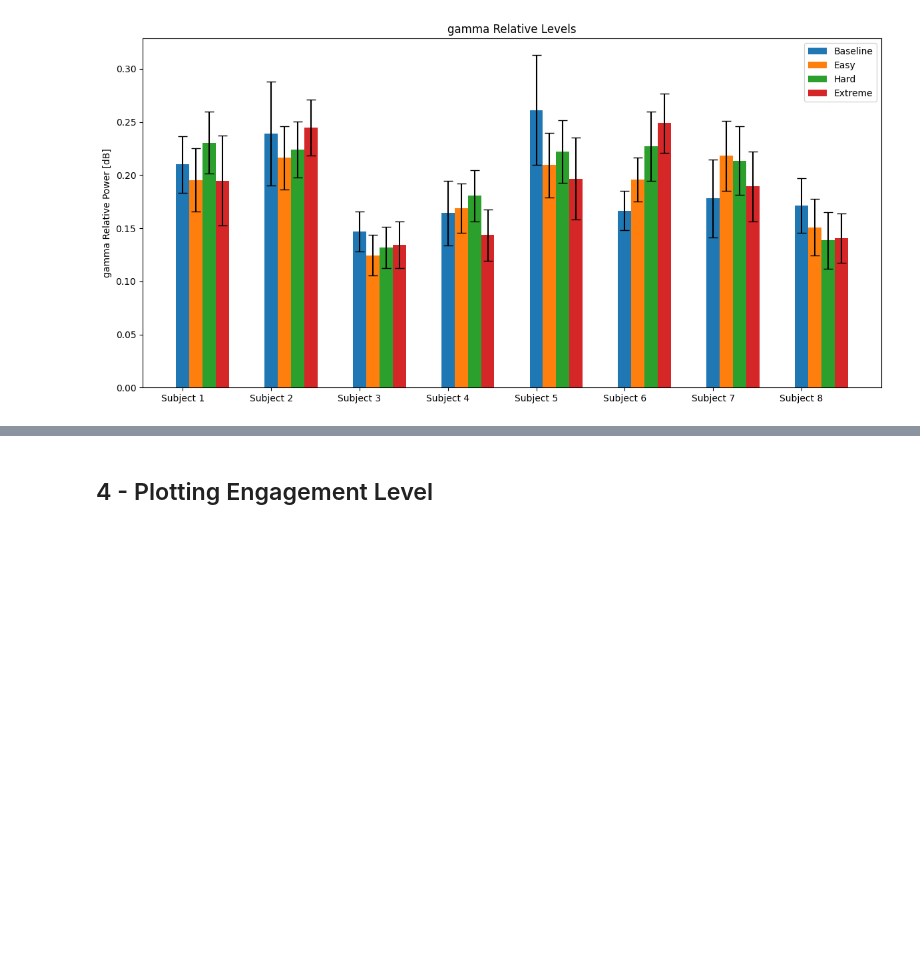
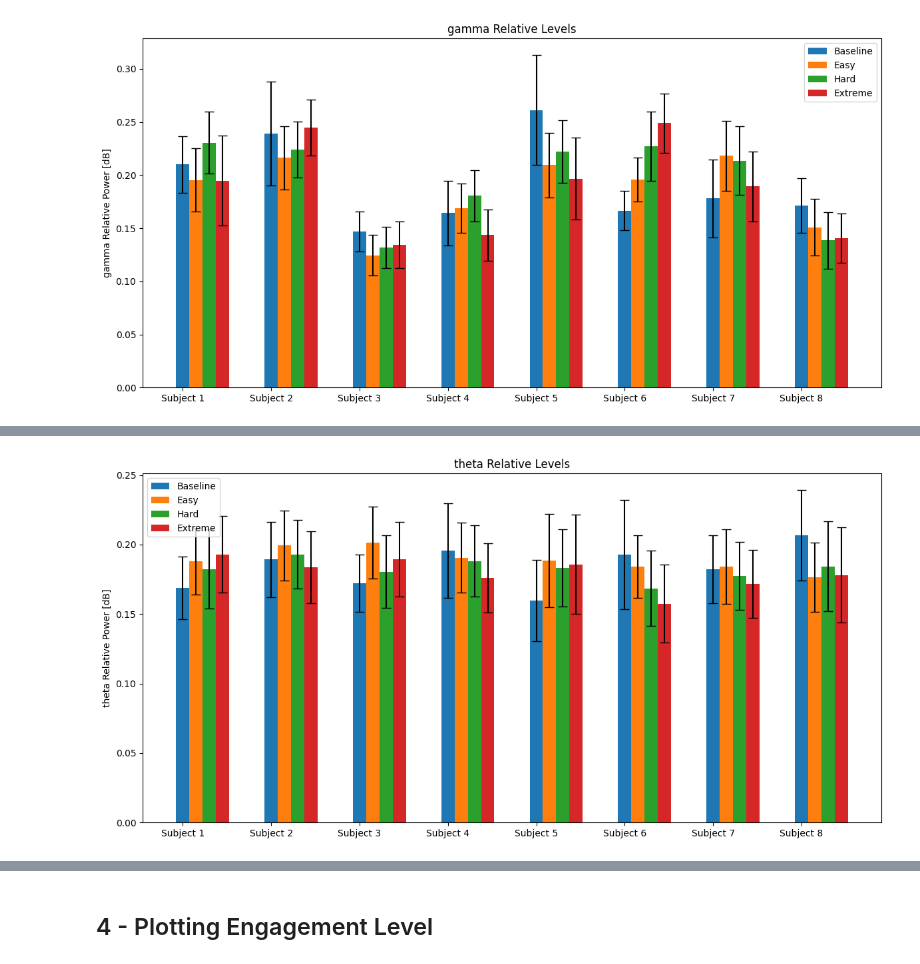
Before and after one commit to aaronjuma/EEGMario, a Jupyter notebook: Analysis/SurvivalVisualization.ipynb, the cells around one changed output, grey strips where cells are left out. Drawn from its saved outputs; the diff is of its cells as text; code cells hidden in the pictures; blank space fills up the shorter version.

```diff
--- a/Analysis/SurvivalVisualization.ipynb
+++ b/Analysis/SurvivalVisualization.ipynb
@@ -376,0 +390,4 @@ plot_relative("gamma", relative_data)
+# %%
+plot_relative("theta", relative_back_data)
+# %% [output]
+[figure, added]
```
Also changed, not shown: parts of 11 cells of this notebook.
